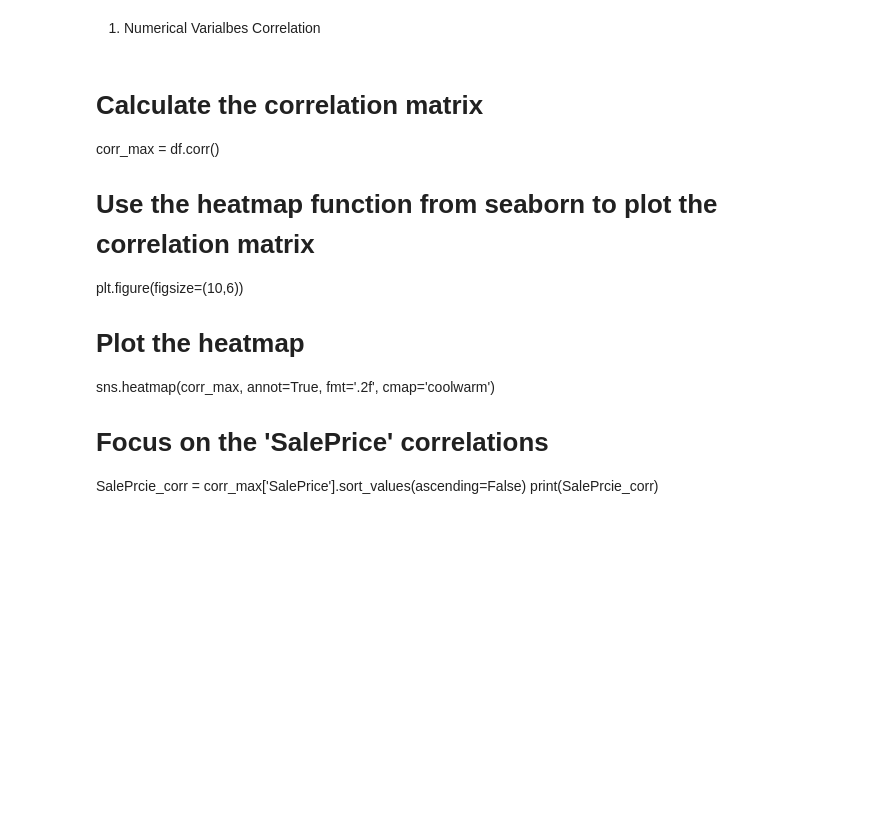
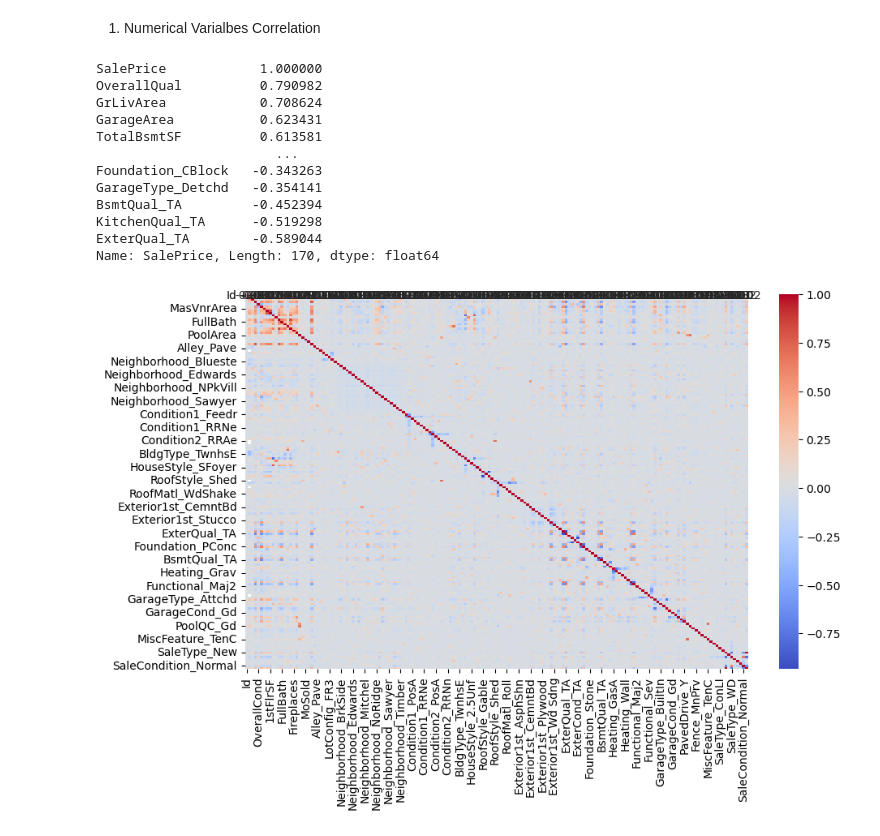
Before and after one commit to jparep/house-price-prediction, a Jupyter notebook: notebooks/house_price.ipynb, the cells around one changed output. Drawn from its saved outputs; the diff is of its cells as text; code cells hidden in the pictures; blank space fills up the shorter version.

```diff
--- a/notebooks/house_price.ipynb
+++ b/notebooks/house_price.ipynb
@@ -399,16 +264,30 @@ plt.show()
 # %% [markdown]
 1. Numerical Varialbes Correlation
-# %% [markdown]
-# Calculate the correlation matrix
-corr_max = df.corr()
-
-# Use the heatmap function from seaborn to plot the correlation matrix
-plt.figure(figsize=(10,6))
-# Plot the heatmap
-sns.heatmap(corr_max, annot=True, fmt='.2f', cmap='coolwarm')
-# Focus on the 'SalePrice' correlations
-SalePrcie_corr = corr_max['SalePrice'].sort_values(ascending=False)
-print(SalePrcie_corr)
+# %%
+# Calculate the correlation matrix
+corr_max = df.corr()
+
+# Use the heatmap function from seaborn to plot the correlation matrix
+plt.figure(figsize=(10,6))
+# Plot the heatmap
+sns.heatmap(corr_max, annot=True, fmt='.2f', cmap='coolwarm')
+# Focus on the 'SalePrice' correlations
+SalePrcie_corr = corr_max['SalePrice'].sort_values(ascending=False)
+print(SalePrcie_corr)
+# %% [output]
+SalePrice            1.000000
+OverallQual          0.790982
+GrLivArea            0.708624
+GarageArea           0.623431
+TotalBsmtSF          0.613581
+                       ...
+Foundation_CBlock   -0.343263
+GarageType_Detchd   -0.354141
+BsmtQual_TA         -0.452394
+KitchenQual_TA      -0.519298
+ExterQual_TA        -0.589044
+Name: SalePrice, Length: 170, dtype: float64
+[figure, added]
 # %%
 # Visualize correlation relationship using scatter plot
 # Replace x values to compare each predictor variables
```
Also changed, not shown: parts of 42 cells of this notebook.
